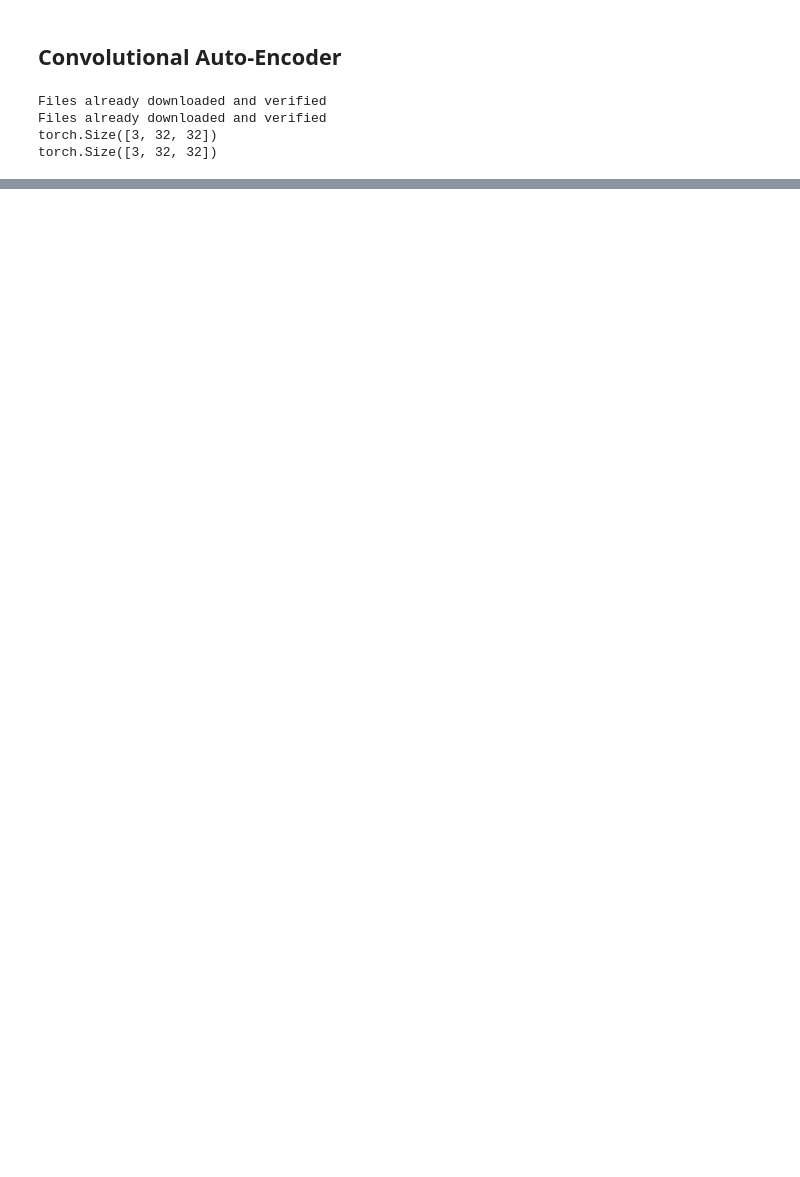
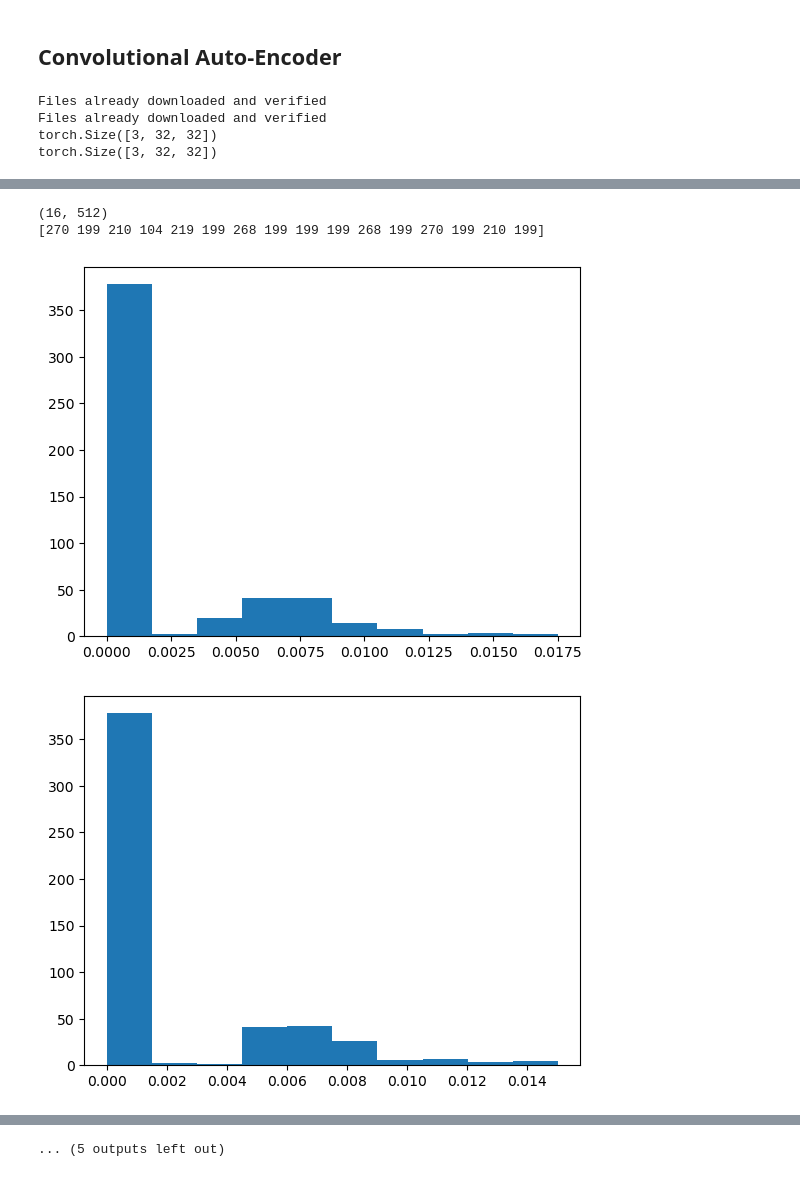
Before and after one commit to namoshi/dl_intro, a Jupyter notebook: AE_cifar10.ipynb, the cells around one changed output, grey strips where cells are left out. Drawn from its saved outputs; the diff is of its cells as text; code cells hidden in the pictures; blank space fills up the shorter version.

```diff
--- a/AE_cifar10.ipynb
+++ b/AE_cifar10.ipynb
@@ -235 +242,13 @@ torch.Size([16, 3, 32, 32])
 ... (37 outputs left out)
+# %%
+print(z.shape)
+print(np.argmax(z, axis=1))
+
+for i in range(len(z)):
+    plt.hist(z[i])
+    plt.show()
+# %% [output]
+(16, 512)
+[270 199 210 104 219 199 268 199 199 199 268 199 270 199 210 199]
+[figure, added]
+[figure, added]
@@ -235,0 +264 @@ torch.Size([16, 3, 32, 32])
+... (5 outputs left out)
```
Also changed, not shown: parts of 5 cells of this notebook.
